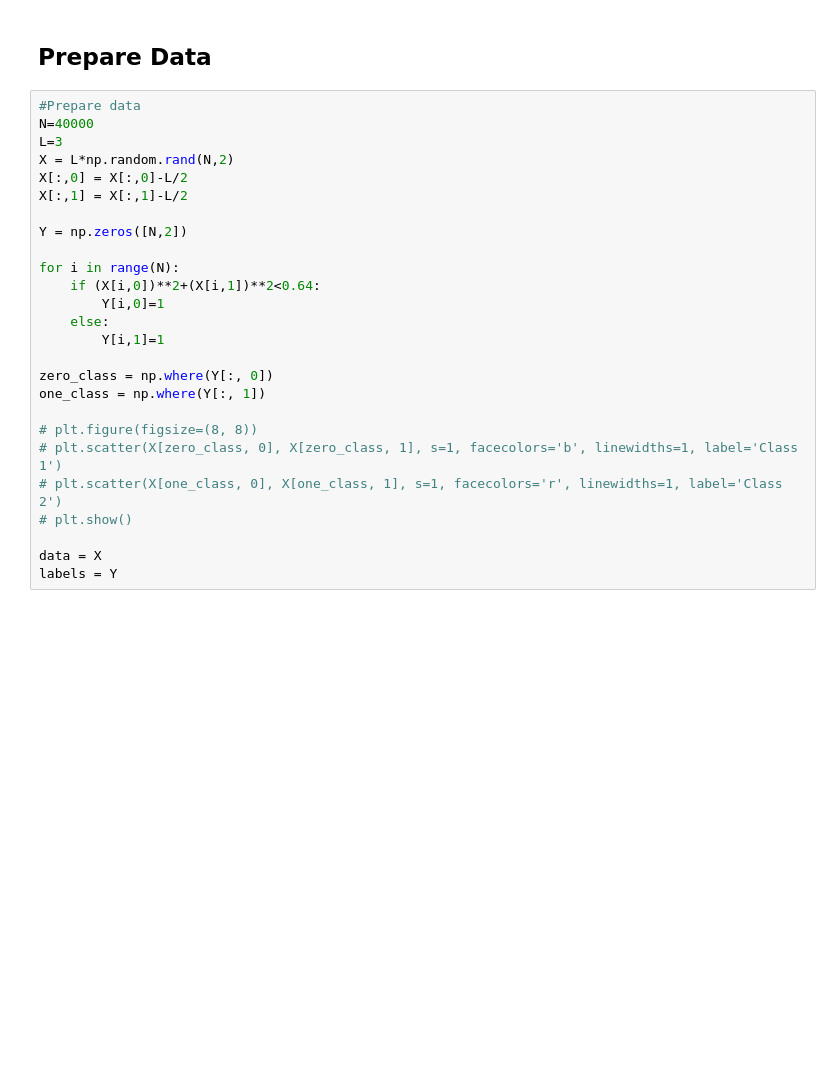
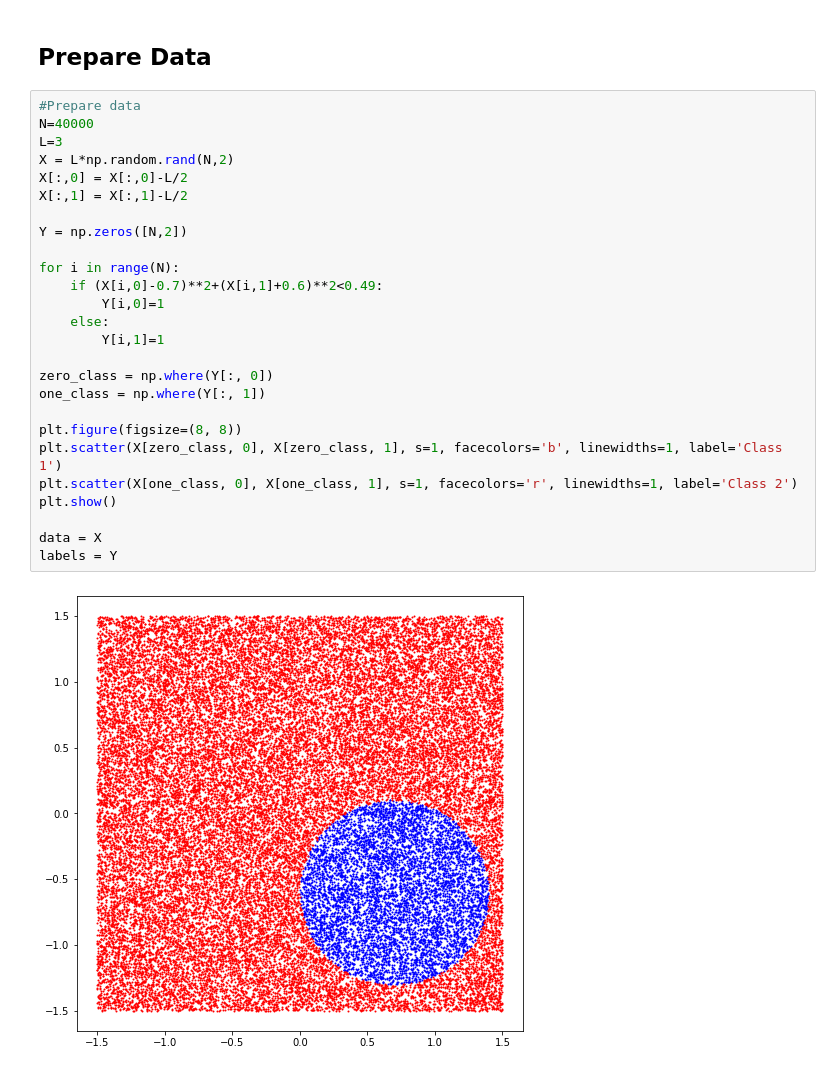
Before and after one commit to LinkRogers/Work, a Jupyter notebook: adv/tensorflow_iterative.ipynb, the cells around one changed output. Drawn from its saved outputs; the diff is of its cells as text; blank space fills up the shorter version.

```diff
--- a/adv/tensorflow_iterative.ipynb
+++ b/adv/tensorflow_iterative.ipynb
@@ -128,26 +139,28 @@ def draw_activation_and_prediction(hid_layer_units,num_epoch, colors, plot_style
 # %%
 #Prepare data
 N=40000
 L=3
 X = L*np.random.rand(N,2)
 X[:,0] = X[:,0]-L/2
 X[:,1] = X[:,1]-L/2
 
 Y = np.zeros([N,2])
 
 for i in range(N):
-    if (X[i,0])**2+(X[i,1])**2<0.64:
+    if (X[i,0]-0.7)**2+(X[i,1]+0.6)**2<0.49:
         Y[i,0]=1
     else:
         Y[i,1]=1
 
 zero_class = np.where(Y[:, 0])
 one_class = np.where(Y[:, 1])
 
-# plt.figure(figsize=(8, 8))
-# plt.scatter(X[zero_class, 0], X[zero_class, 1], s=1, facecolors='b', linewidths=1, label='Class 1')
-# plt.scatter(X[one_class, 0], X[one_class, 1], s=1, facecolors='r', linewidths=1, label='Class 2')
-# plt.show()
+plt.figure(figsize=(8, 8))
+plt.scatter(X[zero_class, 0], X[zero_class, 1], s=1, facecolors='b', linewidths=1, label='Class 1')
+plt.scatter(X[one_class, 0], X[one_class, 1], s=1, facecolors='r', linewidths=1, label='Class 2')
+plt.show()
 
 data = X
 labels = Y
+# %% [output]
+[figure, added]
```
Also changed, not shown: parts of 10 cells of this notebook, 6 other files.
